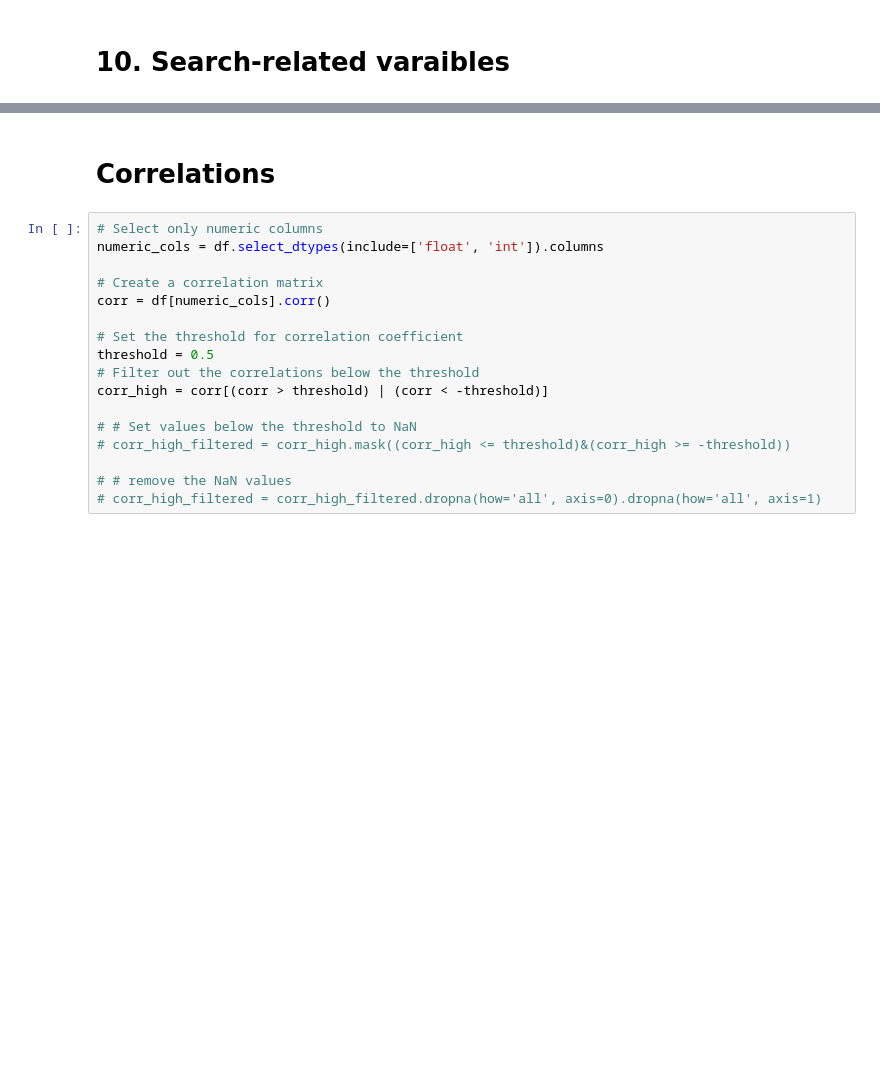
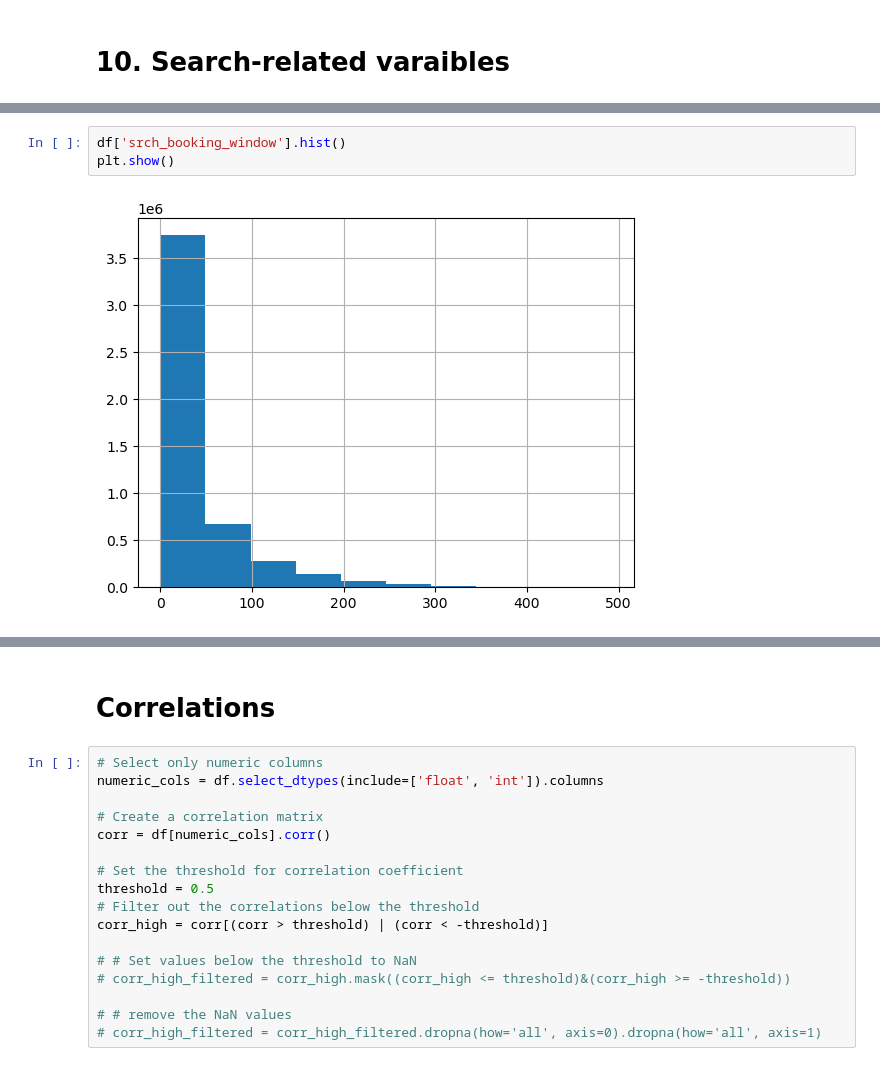
Before and after one commit to Frederikevanesch/Data-mining-assignment-2, a Jupyter notebook: Data_exploration_Atanas.ipynb, the cells around one changed output, grey strips where cells are left out. Saved outputs shown, nothing was run; the diff lists cells and outputs as text; blank space fills up the shorter version.

```diff
--- a/Data_exploration_Atanas.ipynb
+++ b/Data_exploration_Atanas.ipynb
@@ -397,0 +469,5 @@ Name: promotion_flag, dtype: int64
+# %%
+df['srch_booking_window'].hist()
+plt.show()
+# %% [output]
+[figure, added]
```
Also changed, not shown: parts of 23 cells of this notebook.
